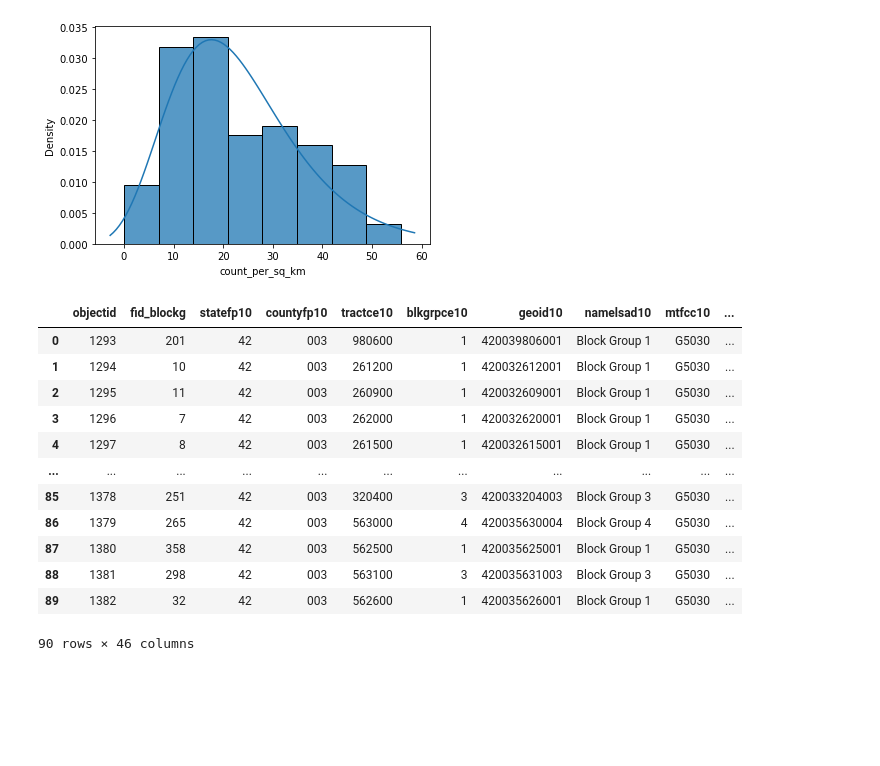
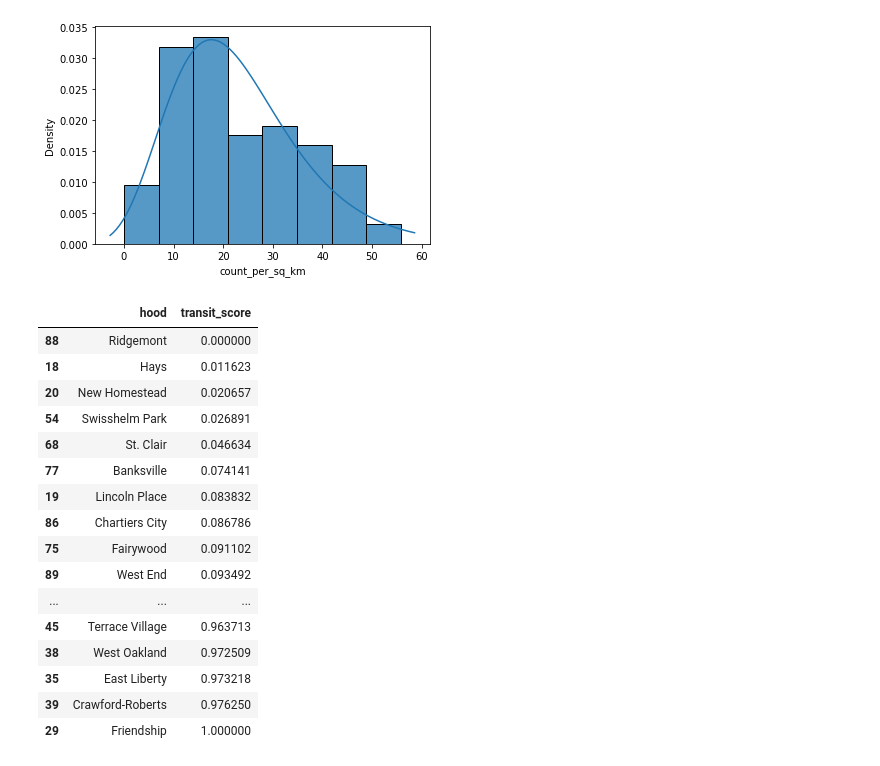
Before and after one commit to AidanLil/CMPINF0010-Final-Project-32, a Jupyter notebook: Personal Notebooks/wbiggs.ipynb, the cells around one changed output. Cells and saved outputs as stored; diff of their text form; code cells hidden in the pictures; blank space fills up the shorter version.

```diff
--- a/Personal Notebooks/wbiggs.ipynb
+++ b/Personal Notebooks/wbiggs.ipynb
@@ -92,21 +92,29 @@ countplot.plot(space, stats.lognorm.pdf(space, s, loc, scale))
 # %%
 transformed = stats.lognorm.cdf(hoods_points['count_per_sq_km'], s, loc, scale)
 
 # since we want min to be 0 and max to be 100
 hoods_points['transit_score'] = (transformed - transformed.min()) / (transformed.max() - transformed.min())
 
-hoods_points
+pd.set_option('max_row', None)
+
+hoods_points = hoods_points.sort_values('transit_score', ascending = False)
+
+hoods_points[['hood', 'transit_score']]
 # %% [output]
-|  | objectid | fid_blockg | statefp10 | countyfp10 | tractce10 | blkgrpce10 | geoid10 | namelsad10 | mtfcc10 | ... |
-| 0 | 1293 | 201 | 42 | 003 | 980600 | 1 | 420039806001 | Block Group 1 | G5030 | ... |
-| 1 | 1294 | 10 | 42 | 003 | 261200 | 1 | 420032612001 | Block Group 1 | G5030 | ... |
-| 2 | 1295 | 11 | 42 | 003 | 260900 | 1 | 420032609001 | Block Group 1 | G5030 | ... |
-| 3 | 1296 | 7 | 42 | 003 | 262000 | 1 | 420032620001 | Block Group 1 | G5030 | ... |
-| 4 | 1297 | 8 | 42 | 003 | 261500 | 1 | 420032615001 | Block Group 1 | G5030 | ... |
-| ... | ... | ... | ... | ... | ... | ... | ... | ... | ... | ... |
-| 85 | 1378 | 251 | 42 | 003 | 320400 | 3 | 420033204003 | Block Group 3 | G5030 | ... |
-| 86 | 1379 | 265 | 42 | 003 | 563000 | 4 | 420035630004 | Block Group 4 | G5030 | ... |
-| 87 | 1380 | 358 | 42 | 003 | 562500 | 1 | 420035625001 | Block Group 1 | G5030 | ... |
-| 88 | 1381 | 298 | 42 | 003 | 563100 | 3 | 420035631003 | Block Group 3 | G5030 | ... |
-| 89 | 1382 | 32 | 42 | 003 | 562600 | 1 | 420035626001 | Block Group 1 | G5030 | ... |
+|  | hood | transit_score |
+| 88 | Ridgemont | 0.000000 |
+| 18 | Hays | 0.011623 |
+| 20 | New Homestead | 0.020657 |
+| 54 | Swisshelm Park | 0.026891 |
+| 68 | St. Clair | 0.046634 |
+| 77 | Banksville | 0.074141 |
+| 19 | Lincoln Place | 0.083832 |
+| 86 | Chartiers City | 0.086786 |
+| 75 | Fairywood | 0.091102 |
+| 89 | West End | 0.093492 |
+| ... | ... | ... |
+| 45 | Terrace Village | 0.963713 |
+| 38 | West Oakland | 0.972509 |
+| 35 | East Liberty | 0.973218 |
+| 39 | Crawford-Roberts | 0.976250 |
+| 29 | Friendship | 1.000000 |
-90 rows × 46 columns
```
